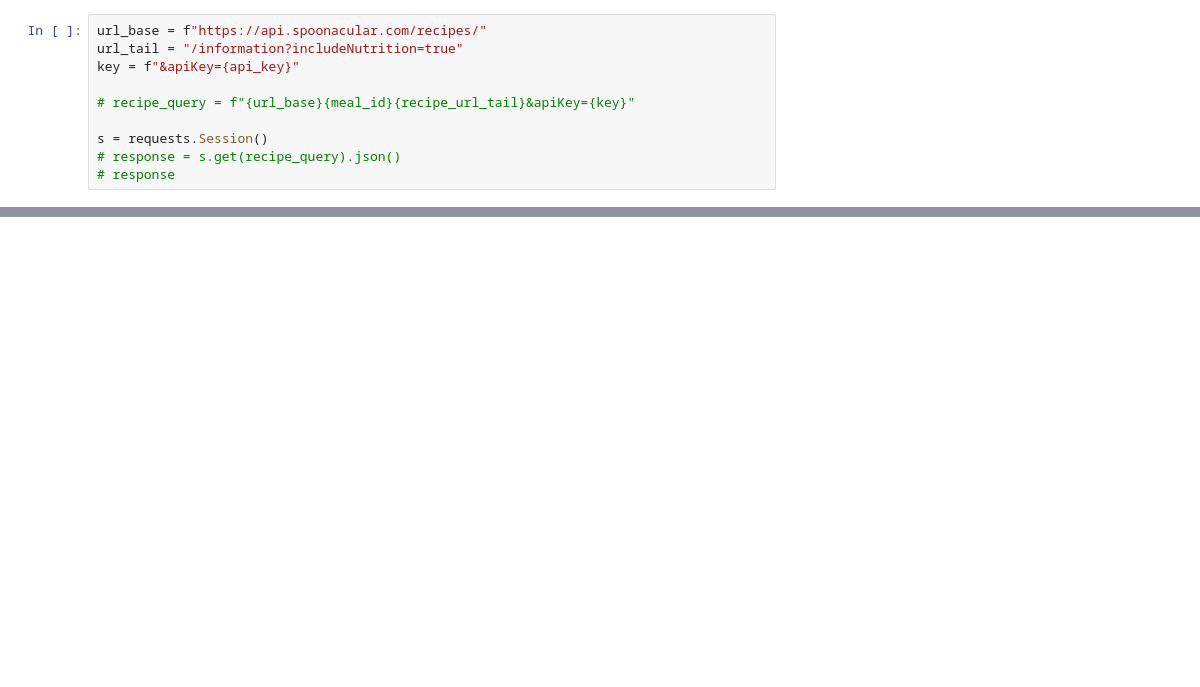
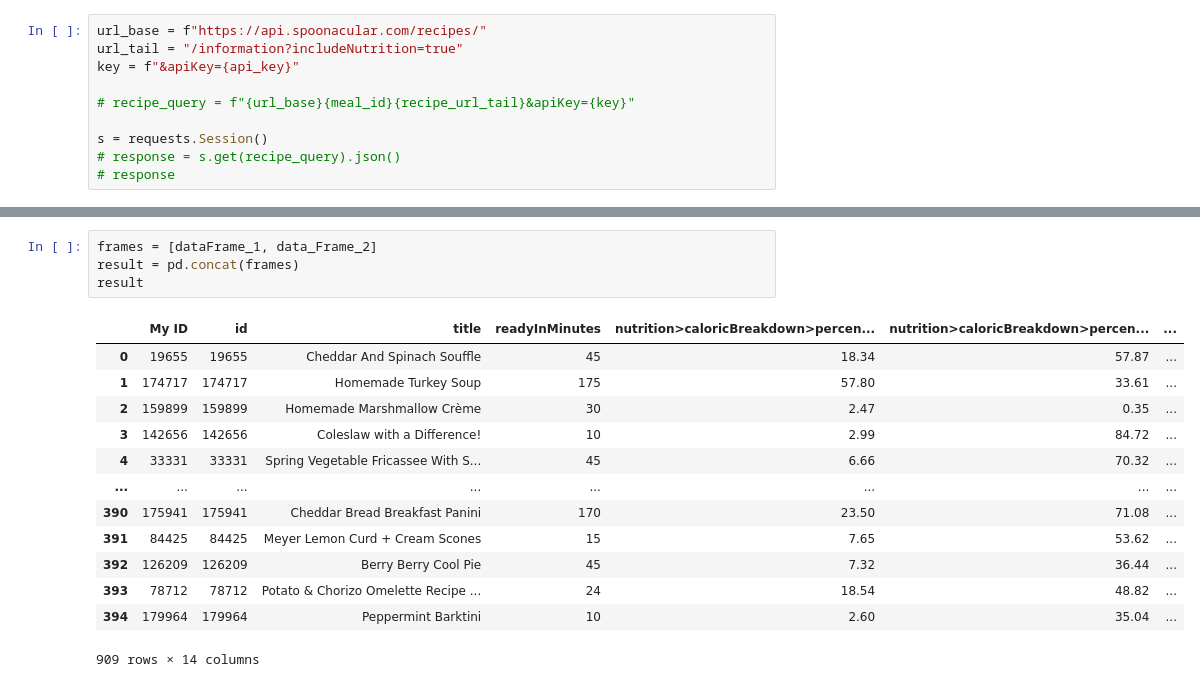
Before and after one commit to Jamahler/Project-3, a Jupyter notebook: asmvm_files/recipes.ipynb, the cells around one changed output, grey strips where cells are left out. Saved outputs shown, nothing was run; the diff lists cells and outputs as text; blank space fills up the shorter version.

```diff
--- a/asmvm_files/recipes.ipynb
+++ b/asmvm_files/recipes.ipynb
@@ -248,3 +289,21 @@ data
+# %%
+frames = [dataFrame_1, data_Frame_2]
+result = pd.concat(frames)
+result
+# %% [output]
+|  | My ID | id | title | readyInMinutes | nutrition>caloricBreakdown>percen... | nutrition>caloricBreakdown>percen... | ... |
+| 0 | 19655 | 19655 | Cheddar And Spinach Souffle | 45 | 18.34 | 57.87 | ... |
+| 1 | 174717 | 174717 | Homemade Turkey Soup | 175 | 57.80 | 33.61 | ... |
+| 2 | 159899 | 159899 | Homemade Marshmallow Crème | 30 | 2.47 | 0.35 | ... |
+| 3 | 142656 | 142656 | Coleslaw with a Difference! | 10 | 2.99 | 84.72 | ... |
+| 4 | 33331 | 33331 | Spring Vegetable Fricassee With S... | 45 | 6.66 | 70.32 | ... |
+| ... | ... | ... | ... | ... | ... | ... | ... |
+| 390 | 175941 | 175941 | Cheddar Bread Breakfast Panini | 170 | 23.50 | 71.08 | ... |
+| 391 | 84425 | 84425 | Meyer Lemon Curd + Cream Scones | 15 | 7.65 | 53.62 | ... |
+| 392 | 126209 | 126209 | Berry Berry Cool Pie | 45 | 7.32 | 36.44 | ... |
+| 393 | 78712 | 78712 | Potato & Chorizo Omelette Recipe ... | 24 | 18.54 | 48.82 | ... |
+| 394 | 179964 | 179964 | Peppermint Barktini | 10 | 2.60 | 35.04 | ... |
+909 rows × 14 columns
 # %%
 data2 = []
 
```
Also changed, not shown: parts of 25 cells of this notebook, 2 other files.
